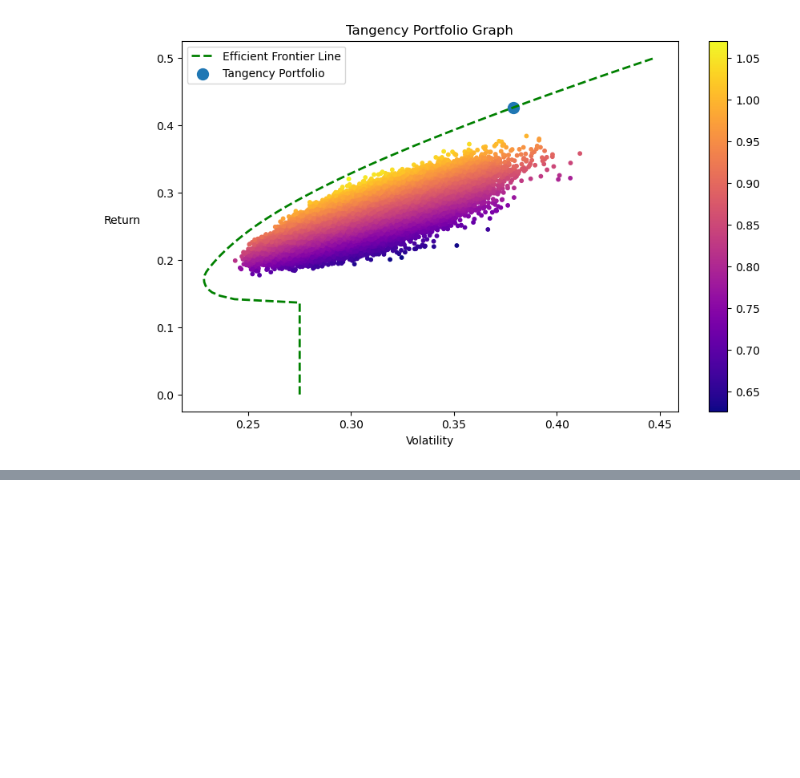
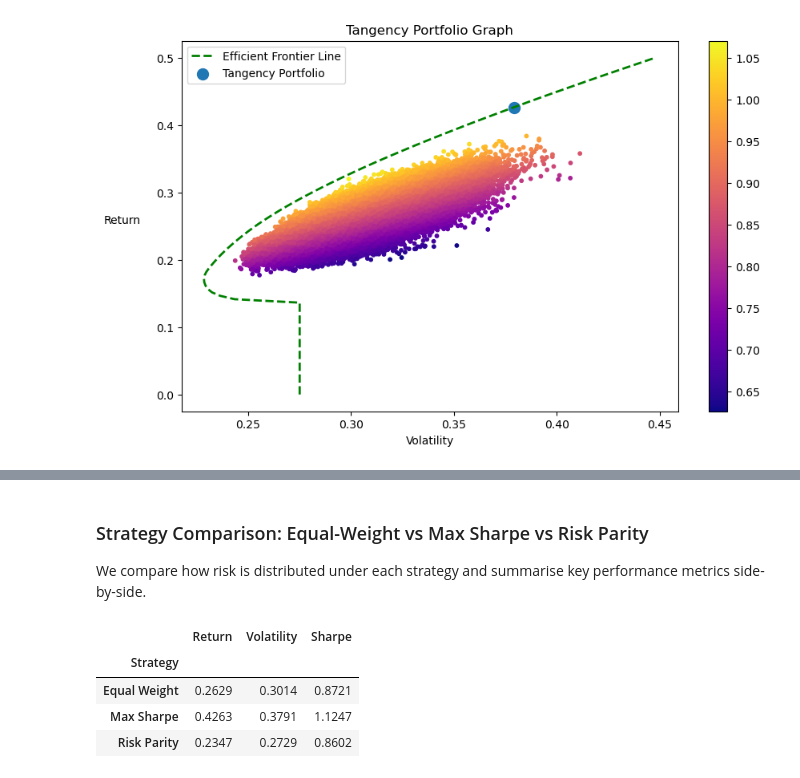
Before and after one commit to kapurohi/portfolio-analysis-top-10-tech-stocks, a Jupyter notebook: portfolio_optimization_analysis.ipynb, the cells around one changed output, grey strips where cells are left out. Saved outputs shown, nothing was run; the diff lists cells and outputs as text; code cells hidden in the pictures; blank space fills up the shorter version.

```diff
--- a/portfolio_optimization_analysis.ipynb
+++ b/portfolio_optimization_analysis.ipynb
@@ -759,0 +828,30 @@ plt.show()
+# %% [markdown]
+### Strategy Comparison: Equal-Weight vs Max Sharpe vs Risk Parity
+
+We compare how risk is distributed under each strategy and summarise key performance metrics side-by-side.
+# %%
+# Comparison table
+eq_weights = np.ones(n_assets_rp) / n_assets_rp
+ms_weights = opt_results.x
+
+eq_trc_pct = compute_trc_percent(eq_weights, cov_annual)
+ms_trc_pct = compute_trc_percent(ms_weights, cov_annual)
+rp_trc_pct = compute_trc_percent(rp_weights, cov_annual)
+
+eq_ret, eq_vol_val, eq_sr = get_return_vol_sr(eq_weights)
+ms_ret, ms_vol_val, ms_sr = get_return_vol_sr(ms_weights)
+
+summary_df = pd.DataFrame({
+    'Strategy':   ['Equal Weight', 'Max Sharpe', 'Risk Parity'],
+    'Return':     [eq_ret,      ms_ret,      rp_return],
+    'Volatility': [eq_vol_val,  ms_vol_val,  rp_vol],
+    'Sharpe':     [eq_sr,       ms_sr,       rp_sharpe],
+}).set_index('Strategy').round(4)
+
+summary_df
+# %% [output]
+|  | Return | Volatility | Sharpe |
+| Strategy |  |  |  |
+| Equal Weight | 0.2629 | 0.3014 | 0.8721 |
+| Max Sharpe | 0.4263 | 0.3791 | 1.1247 |
+| Risk Parity | 0.2347 | 0.2729 | 0.8602 |
```
Also changed, not shown: parts of 9 cells of this notebook.
